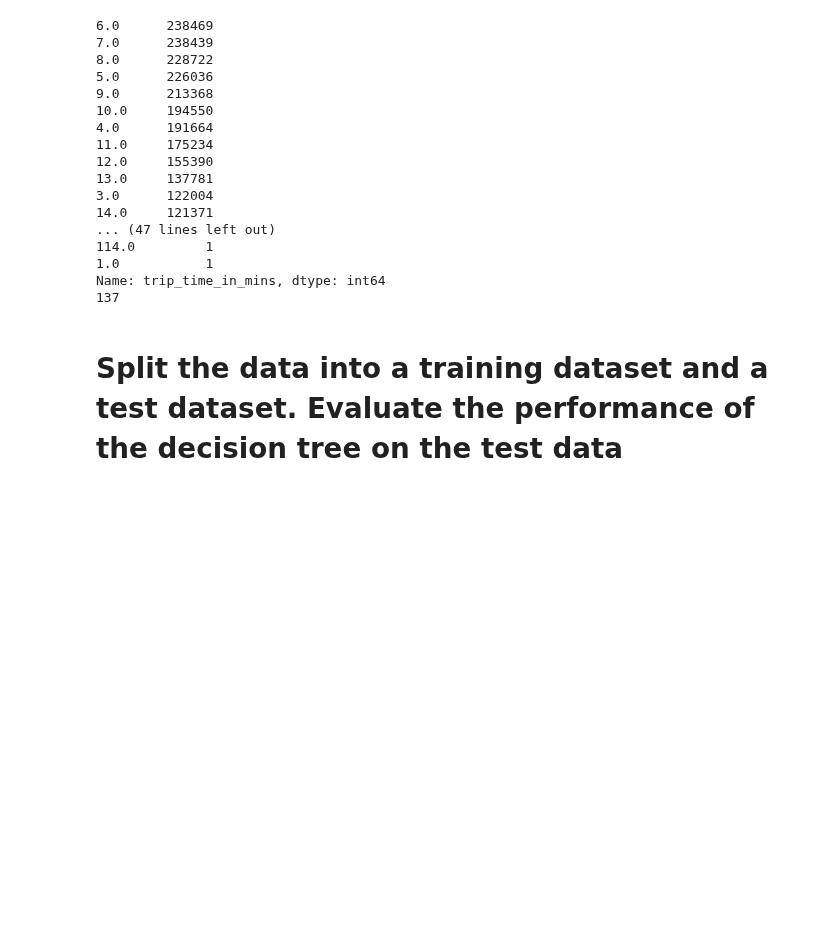
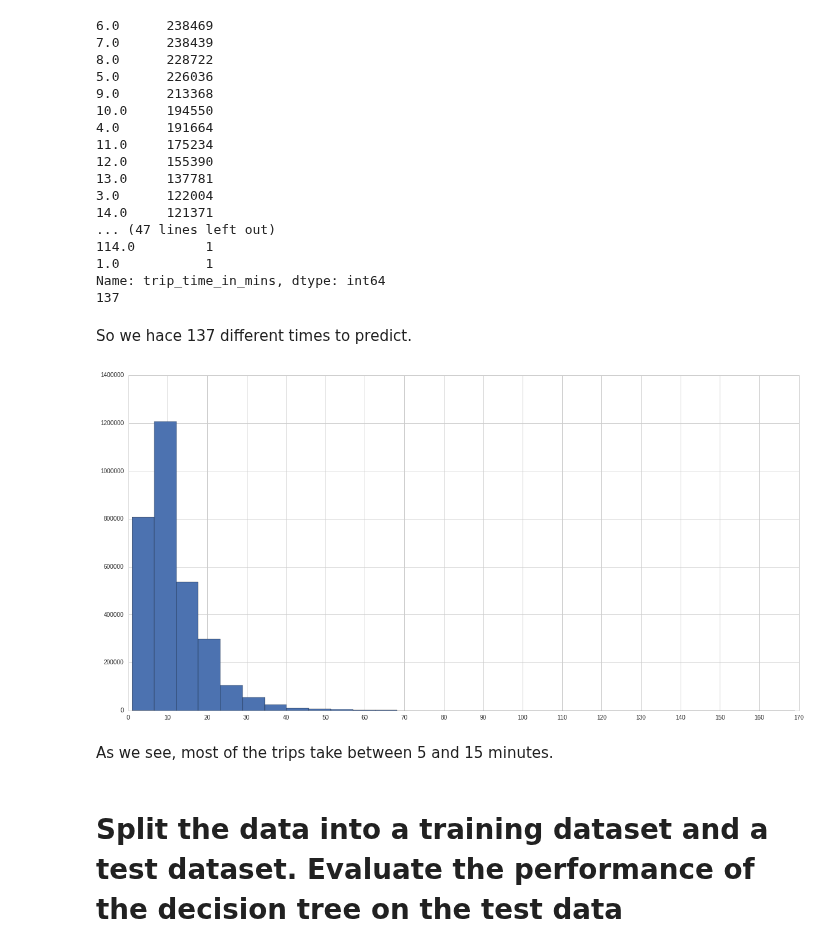
Before and after one commit to nikhase/nyc-taxi, a Jupyter notebook: weeklyAnalysis.ipynb, the cells around one changed output. Cells and saved outputs as stored; diff of their text form; code cells hidden in the pictures; blank space fills up the shorter version.

```diff
--- a/weeklyAnalysis.ipynb
+++ b/weeklyAnalysis.ipynb
@@ -15,6 +15,11 @@ plt.rcParams['image.cmap'] = 'blue'
 #sns.set_context('notebook',font_scale=2)
 sns.set_style("whitegrid")
 % matplotlib inline
+mpl.rcParams['font.size'] = 22
+mpl.rcParams.update({'figure.figsize': (20,10)})
+plt.rcParams.update({'axes.titlesize': 'large'})
+plt.rcParams.update({'axes.labelsize': 'large'})
+# mpl.rcParams.keys()
 # %%
 taxidata = pd.read_csv('data/oneweekfrom20130107.csv', parse_dates=True)
 # %%
@@ -811,6 +819,15 @@ print(len(taxitime_regression_df.trip_time_in_mins.value_counts()))
 1.0           1
 Name: trip_time_in_mins, dtype: int64
 137
+# %% [markdown]
+So we hace 137 different times to predict.
+# %%
+plt.hist(taxitime_regression_df.trip_time_in_mins.values, bins=30)
+plt.locator_params(axis = 'x', nbins = 20)
+# %% [output]
+[figure, added]
+# %% [markdown]
+As we see, most of the trips take between 5 and 15 minutes.
 # %% [markdown]
 # Split the data into a training dataset and a test dataset. Evaluate the performance of the decision tree on the test data
 # %%
```
Also changed, not shown: parts of 27 cells of this notebook, 1 other file.
